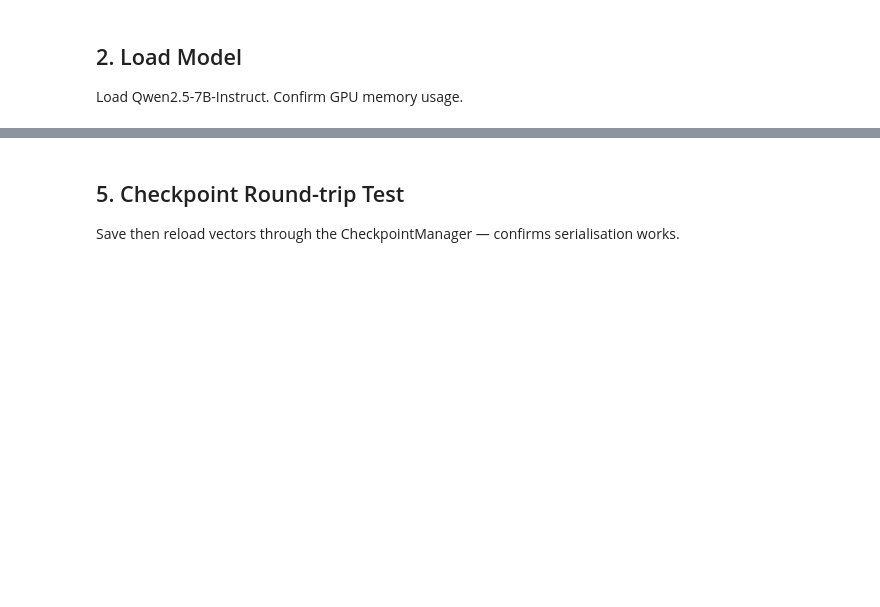
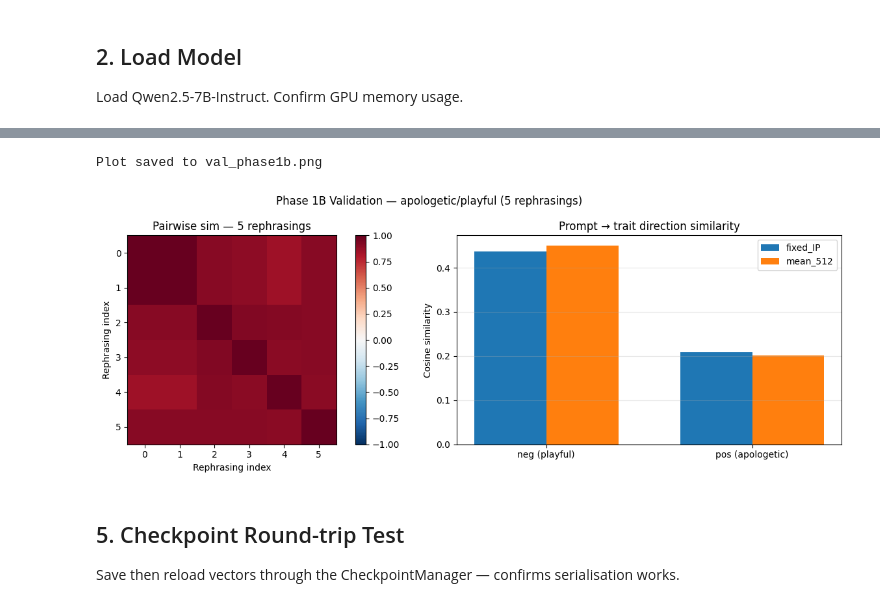
Before and after one commit to Ayesha-Imr/IP-Cross-Trait, a Jupyter notebook: notebooks/validate_extraction.ipynb, the cells around one changed output, grey strips where cells are left out. Drawn from its saved outputs; the diff is of its cells as text; code cells hidden in the pictures; blank space fills up the shorter version.

Commit message:
Run test validation notebook

```diff
--- a/notebooks/validate_extraction.ipynb
+++ b/notebooks/validate_extraction.ipynb
@@ -18,7 +18,17 @@ import os
 from pathlib import Path
 
 # ── Resolve repo root (works whether notebook is run from repo root or notebooks/) ──
-REPO_ROOT = Path("__file__").resolve().parent.parent
+try:
+    # Try to get __file__ (works in scripts)
+    REPO_ROOT = Path(__file__).resolve().parent.parent
+except NameError:
+    # In Jupyter, __file__ is not defined
+    # Use current working directory
+    REPO_ROOT = Path.cwd()
+    # If we're in the notebooks subdirectory, go up one level
+    if REPO_ROOT.name == "notebooks":
+        REPO_ROOT = REPO_ROOT.parent
+
 if str(REPO_ROOT) not in sys.path:
     sys.path.insert(0, str(REPO_ROOT))
 os.chdir(REPO_ROOT)
@@ -115,10 +153,15 @@ else:
 with open(paths.instructionwild_path) as f:
     iw_data = json.load(f)
 
-prompts = [item["prompt"] if isinstance(item, dict) else str(item) for item in iw_data]
+# The file contains {"instructions": [...]} structure
+if isinstance(iw_data, dict) and "instructions" in iw_data:
+    prompts = iw_data["instructions"]
+else:
+    prompts = iw_data if isinstance(iw_data, list) else [item["prompt"] if isinstance(item, dict) else str(item) for item in iw_data]
+
 test_queries = prompts[1000 : 1000 + N_QUERIES]  # avoid first 1000 (eval set)
 
-print(f"InstructionWild total entries : {len(iw_data)}")
+print(f"InstructionWild total entries : {len(prompts)}")
 print(f"Test queries (indices 1000–{1000+N_QUERIES-1}):")
 for i, q in enumerate(test_queries):
     print(f"  [{i}] {q[:90]}{'...' if len(q) > 90 else ''}")
@@ -399,7 +592,8 @@ fig, axes = plt.subplots(1, 2, figsize=(13, 4.5))
 
 # Left: pairwise cosine similarity between all prompt vectors
 ax = axes[0]
-all_vecs   = stats["all_vectors"]  # list of tensors (rephrasings only)
+all_vecs_dict = stats.get("all_vectors", {})
+all_vecs = list(all_vecs_dict.values()) if isinstance(all_vecs_dict, dict) else all_vecs_dict
 if all_vecs:
     stacked = torch.stack([v.float() for v in all_vecs])
     normed  = stacked / stacked.norm(dim=1, keepdim=True).clamp(min=1e-8)
@@ -422,33 +616,36 @@ trait_vecs_plot = {
 x = np.arange(len(trait_vecs_plot))
 width = 0.35
 for k, (label, pvec) in enumerate(prompt_vecs_plot.items()):
     sims = []
     for tvec in trait_vecs_plot.values():
         if tvec is not None and pvec is not None:
             sim = torch.nn.functional.cosine_similarity(
                 pvec.unsqueeze(0), tvec.float().unsqueeze(0)
             ).item()
         else:
             sim = 0.0
         sims.append(sim)
     ax.bar(x + k * width, sims, width, label=label)
 
 ax.set_xticks(x + width / 2)
 ax.set_xticklabels(list(trait_vecs_plot.keys()))
 ax.axhline(0, color="black", linewidth=0.8)
 ax.set_ylabel("Cosine similarity")
 ax.set_title("Prompt → trait direction similarity")
 ax.legend()
 ax.grid(True, axis="y", alpha=0.3)
 
 fig.suptitle(
     f"Phase 1B Validation — {TEST_PAIR.positive}/{TEST_PAIR.negative} ({N_REPHRASE} rephrasings)",
     fontsize=12,
 )
 fig.tight_layout()
 plt.savefig(OUTPUT_DIR / "val_phase1b.png", dpi=120, bbox_inches="tight")
 print("Plot saved to val_phase1b.png")
 plt.show()
+# %% [output]
+Plot saved to val_phase1b.png
+[figure, added]
 # %% [markdown]
 ## 5. Checkpoint Round-trip Test
 Save then reload vectors through the CheckpointManager — confirms serialisation works.
```
Also changed, not shown: parts of 21 cells of this notebook, 4 other files.
